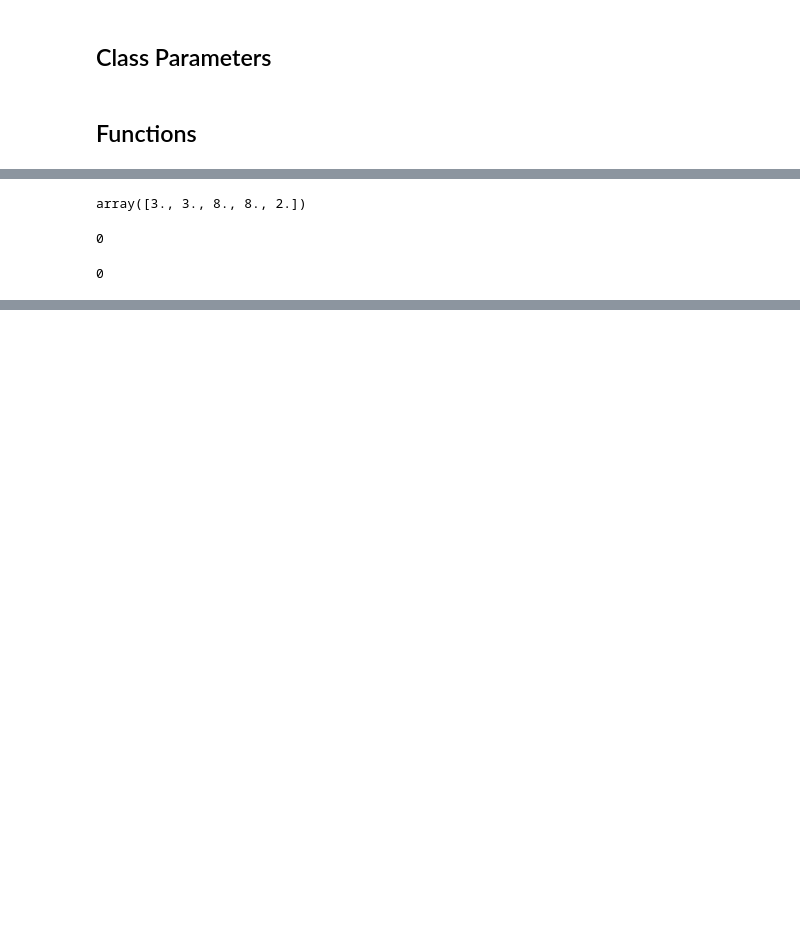
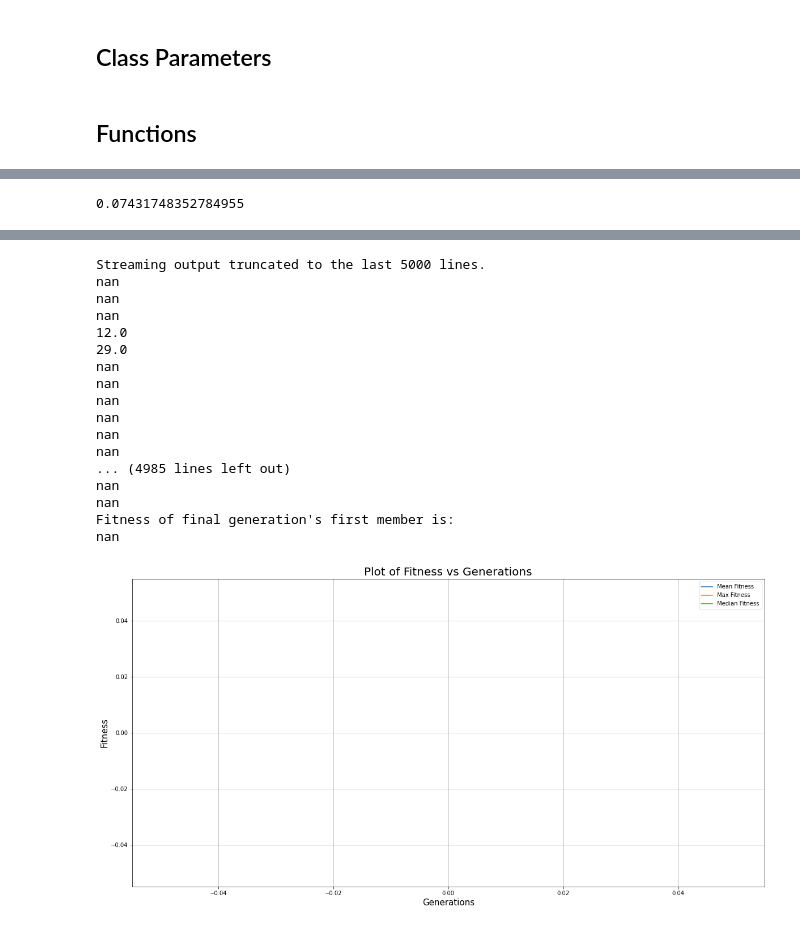
Before and after one commit to kushalkmrd/computational_economics, a Jupyter notebook: Projects/Project2.ipynb, the cells around one changed output, grey strips where cells are left out. Cells and saved outputs as stored; diff of their text form; code cells hidden in the pictures; blank space fills up the shorter version.

```diff
--- a/Projects/Project2.ipynb
+++ b/Projects/Project2.ipynb
@@ -107,5 +107,10 @@ class Agent:
         self.health = health
         self.enjoyment = enjoyment
         self.money = money
+    def update_self(self):
+      for i in np.arange(1,len(self.share_I)):
+        self.health[i]=self.health[i-1]+val_regenerate(params_healthcare,self.money[i-1]*self.share_I[i-1],self.health[i-1]) - val_degenerate(params_healthcare,i)
+        self.enjoyment[i]= self.enjoyment[i-1]+life_enjoyment(params_healthcare,self.money[i-1]*self.share_L[i-1],self.health[i-1])
+        self.money[i]=self.money[i-1]*self.money[i-1]+harvest(params_healthcare,self.health[i])
 # %% [markdown]
 ## Functions
@@ -232,9 +176,4 @@ print(a*b)
-# %%
-harvest(M,N,T,W,v,gamma,a)
-# %% [output]
-array([3., 3., 8., 8., 2.])
-# %%
-val_regenerate(k,19,-99,health_max)
-# %% [output]
-0
-0
+# %%
+np.random.rand()*0.2
+# %% [output]
+0.07431748352784955
@@ -240,0 +239,44 @@ val_regenerate(k,19,-99,health_max)
+# %%
+import matplotlib.pyplot as plt
+
+# hotel problem parameters
+build_time=2
+periods=40
+population_size=50
+children=2
+generations=1000
+
+all_generations=[]
+fitness_all=[]
+population=generate_population(params_healthcare, params_ga)
+
+for i in range(generations):
+  if i ==0:
+    new_gen=population
+  all_pop=new_gen+choose_m_children(new_gen,children)
+  new_gen=tournament_survival(all_pop,population_size)
+  fitness_all.append([fitness(x) for x in new_gen])
+  all_generations.append(new_gen)
+
+print("Fitness of final generation's first member is:")
+print(fitness(all_generations[-1][0]))
+
+
+fitness_all_mean = [np.mean(fitness) for fitness in fitness_all]
+fitness_all_max = [np.max(fitness) for fitness in fitness_all]
+fitness_all_min = [np.median(fitness) for fitness in fitness_all]
+
+plt.figure(figsize=(20,10))
+plt.grid()
+plt.plot(list(range(generations)), fitness_all_mean, label = 'Mean Fitness')
+plt.plot(list(range(generations)), fitness_all_max, label = 'Max Fitness')
+plt.plot(list(range(generations)), fitness_all_min, label = 'Median Fitness')
+
+plt.title('Plot of Fitness vs Generations',fontsize=20)
+plt.legend()
+
+plt.xlabel('Generations', fontsize=15)
+plt.ylabel('Fitness', fontsize=15)
+plt.savefig('fitness_generations.png')
+plt.show()
+# %% [output]
@@ -240,0 +317,18 @@ val_regenerate(k,19,-99,health_max)
+Streaming output truncated to the last 5000 lines.
+nan
+nan
+nan
+12.0
+29.0
+nan
+nan
+nan
+nan
+nan
+nan
+... (4985 lines left out)
+nan
+nan
+Fitness of final generation's first member is:
+nan
+[figure, added]
```
Also changed, not shown: parts of 9 cells of this notebook.
